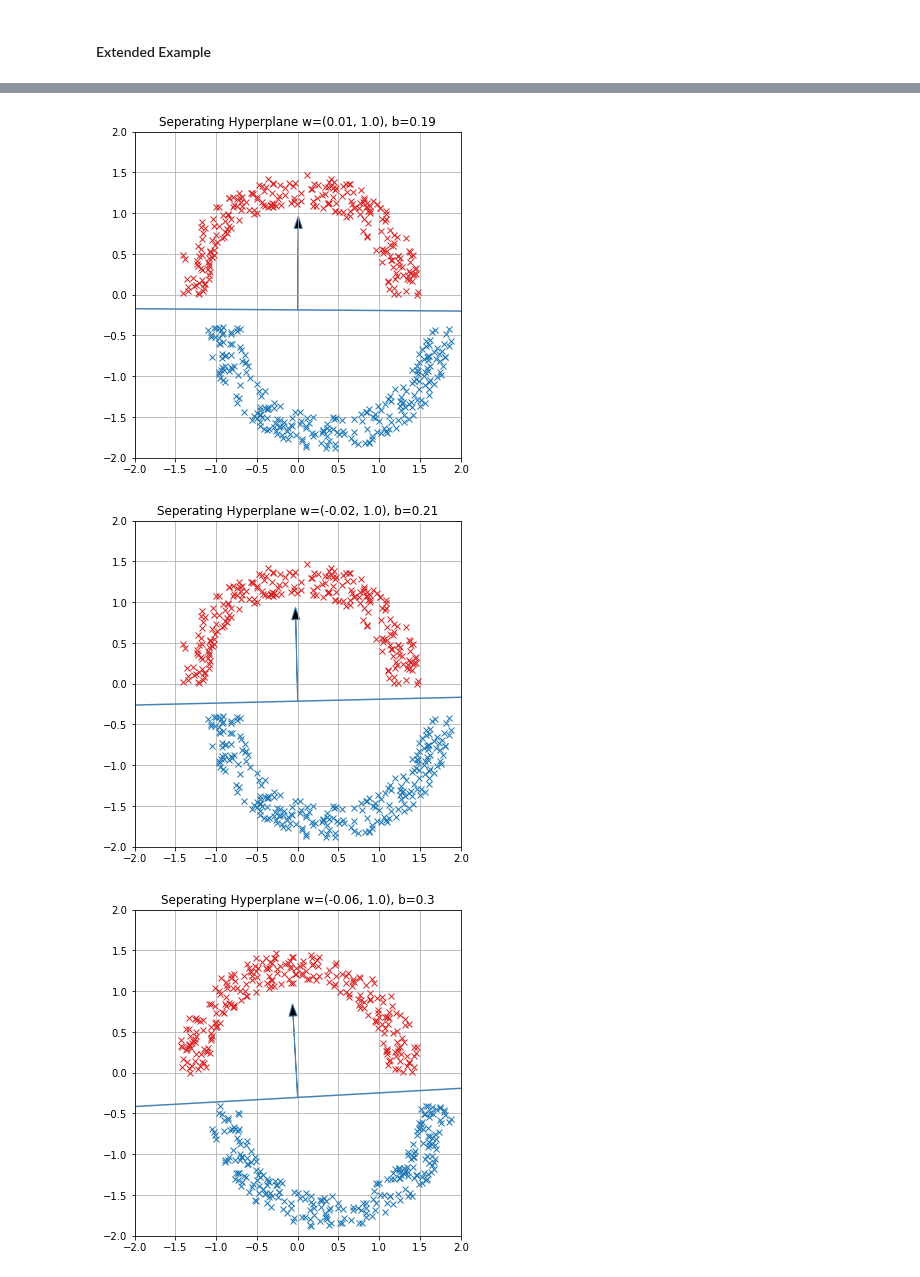
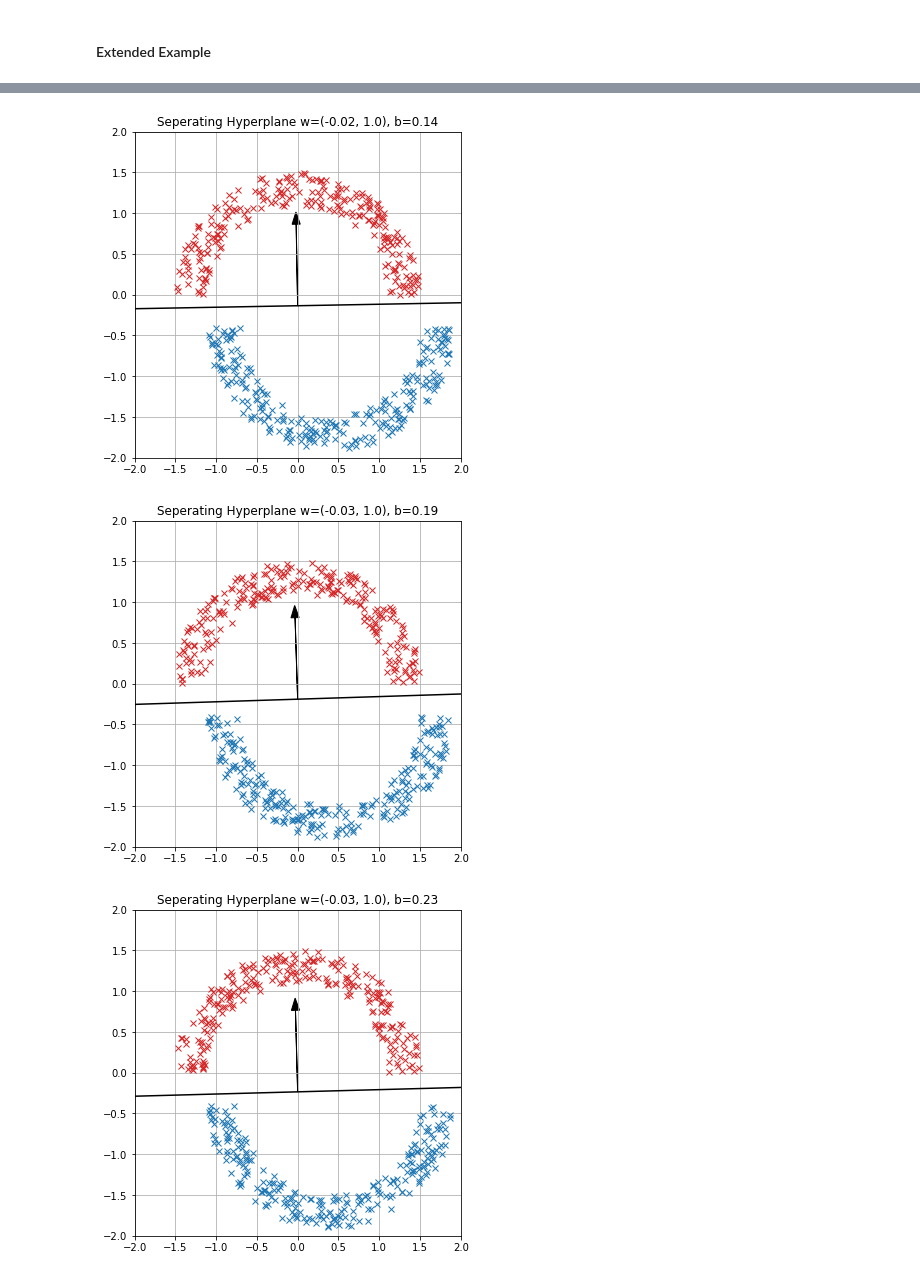
Before and after one commit to apefind/math, a Jupyter notebook: notebook/neural_network/delta_rule.ipynb, the cells around one changed output, grey strips where cells are left out. Saved outputs shown, nothing was run; the diff lists cells and outputs as text; code cells hidden in the pictures.

```diff
--- a/notebook/neural_network/delta_rule.ipynb
+++ b/notebook/neural_network/delta_rule.ipynb
@@ -234,8 +234,8 @@ def plot_annulus_classification(A0, A1, w, b, t=2.0, size=(6, 6)):
     plot.ylim(-t, t)
     plot.plot([x for x, _ in A0], [y for _, y in A0], "x", color="tab:red")
     plot.plot([x for x, _ in A1], [y for _, y in A1], "x", color="tab:blue")
-    plot.plot([-t, t], [ln(-t), ln(t)], color="steelblue")
-    ax.arrow(0.0, -b / w[1], w[0], w[1], head_width=0.1, head_length=0.15, fc='black', ec='steelblue')
+    plot.plot([-t, t], [ln(-t), ln(t)], color="black")
+    ax.arrow(0.0, -b / w[1], w[0], w[1], head_width=0.1, head_length=0.15, fc='black', ec='black')
     plot.show()
 # %%
 n = 250
@@ -251,28 +251,37 @@ verify_annulus_classification(linear, A0, A1, w, b, classify=heaviside)
 # %%
-s, epochs = 0.01, 250
+n = 250
+A0, A1, T = get_annulus_test_data(n=n)
+
+s, epochs = 0.01, 10
 a, da, classify = sigmoid, dx_sigmoid, heaviside
 
 w, b = delta_rule(T, a=a, da=da, s=s, epochs=epochs)
 plot_annulus_classification(A0, A1, w, b)
 verify_annulus_classification(a, A0, A1, w, b, classify=heaviside)
 # %% [output]
-[figure, old version]
+[figure, new version]
 # %%
-s, epochs = 0.01, 100
+n = 250
+A0, A1, T = get_annulus_test_data(n=n)
+
+s, epochs = 0.01, 15
 a, da, classify = lambda x: 0.5 * linear(x) + 0.5, lambda x: 0.5 * dx_linear(x), heaviside
 
 w, b = delta_rule(T, a=a, da=da, s=s, epochs=epochs)
 plot_annulus_classification(A0, A1, w, b)
 verify_annulus_classification(a, A0, A1, w, b, classify=classify)
 # %% [output]
-[figure, old version]
+[figure, new version]
 # %%
-s, epochs = 0.01, 250
-offset = 0.4
+n = 250
+A0, A1, T = get_annulus_test_data(n=n)
+
+s, epochs = 0.01, 15
+offset = 0.42
 a, da, classify = relu, dx_relu, lambda x: heaviside(x, offset=offset)
 
 w, b = delta_rule(T, a=a, da=da, s=s, epochs=epochs)
 plot_annulus_classification(A0, A1, w, b - offset)
 verify_annulus_classification(a, A0, A1, w, b, classify=classify)
 # %% [output]
-[figure, old version]
+[figure, new version]
```
Also changed, not shown: parts of 9 cells of this notebook, 4 other files.
